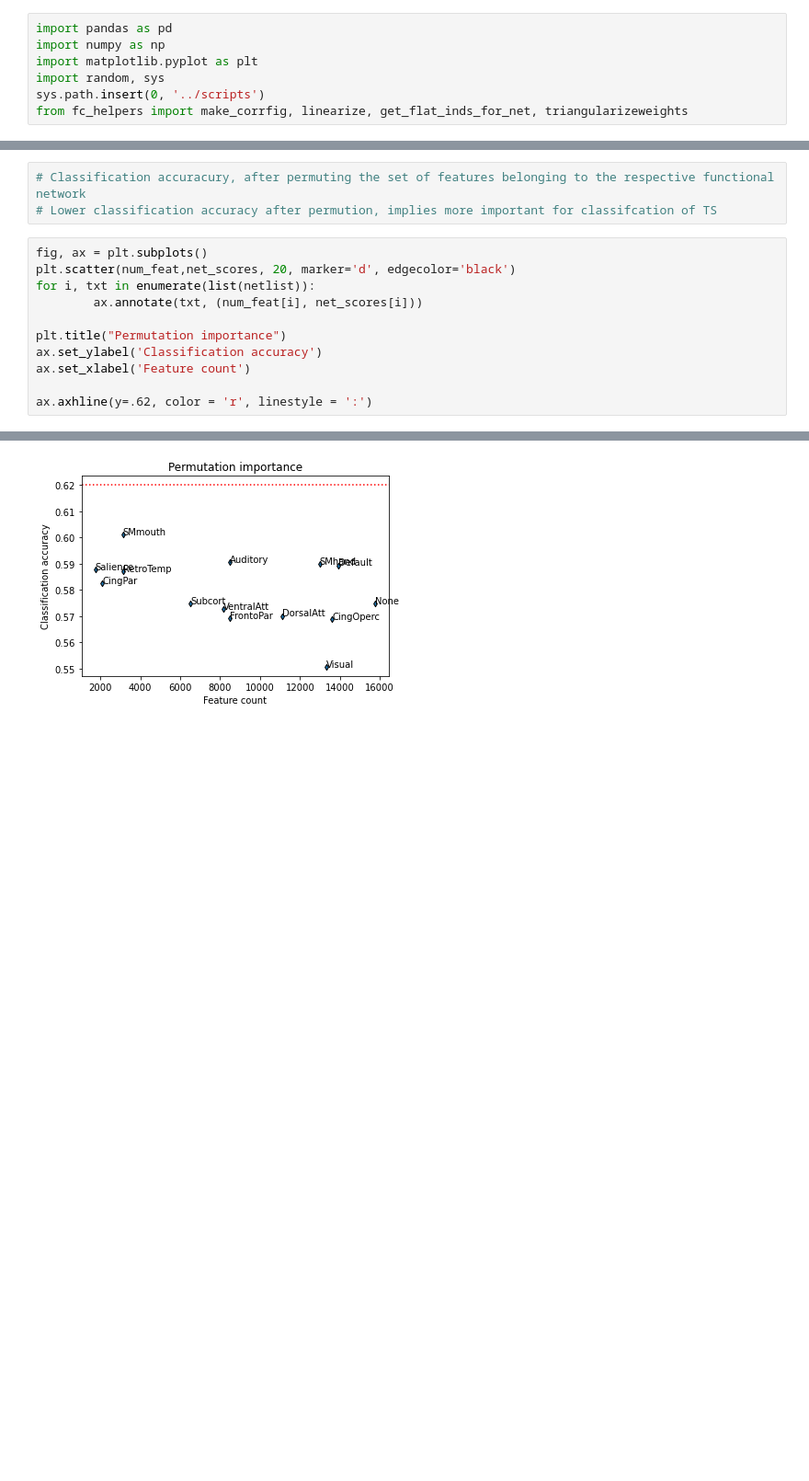
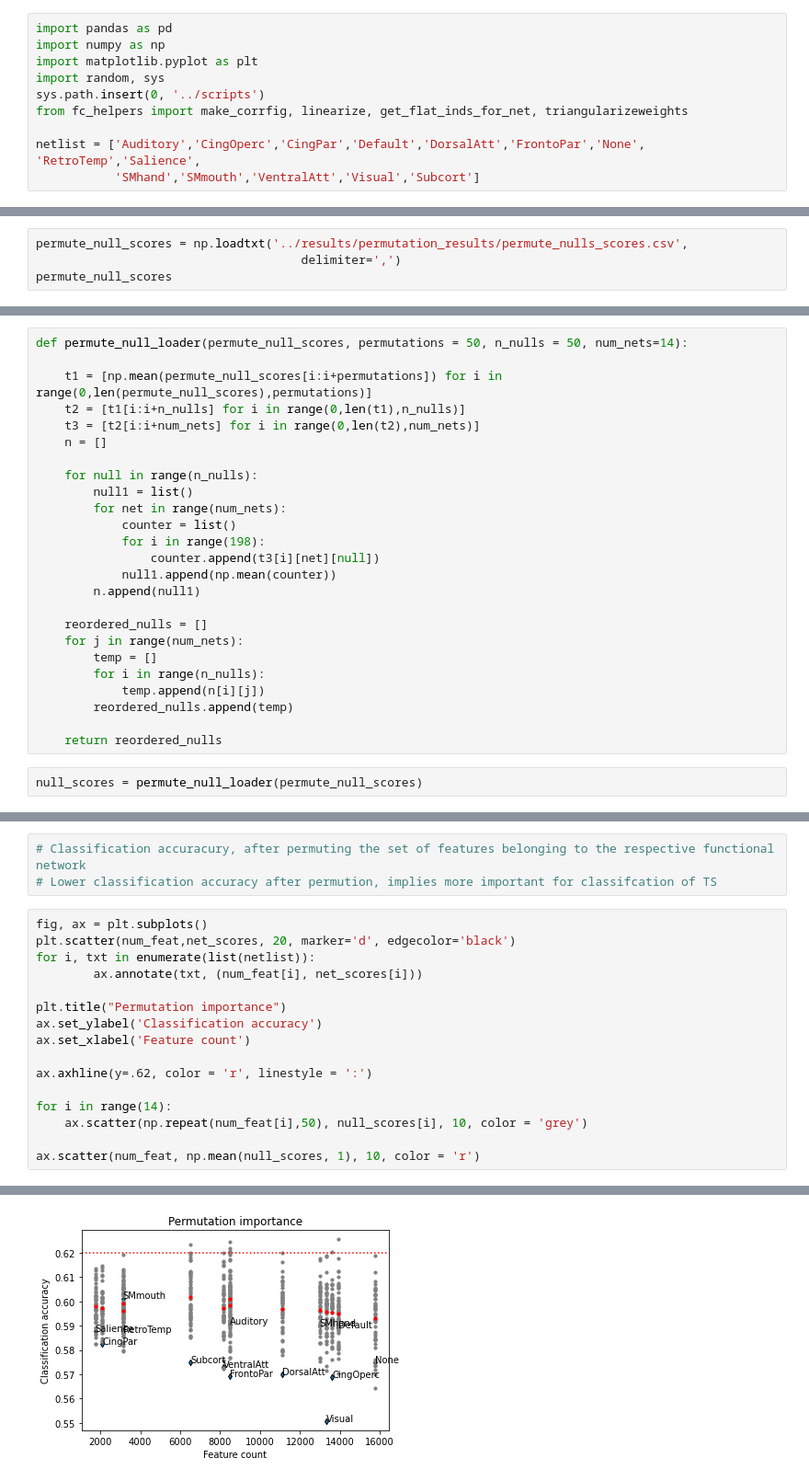
Before and after one commit to MattFeig/pfifc, a Jupyter notebook: notebooks/random_forests_permutation_analysis.ipynb, the cells around one changed output, grey strips where cells are left out. Shown: that part at 92% size. Cells and saved outputs as stored; diff of their text form; blank space fills up the shorter version.

Commit message:
null distribution

```diff
--- a/notebooks/random_forests_permutation_analysis.ipynb
+++ b/notebooks/random_forests_permutation_analysis.ipynb
@@ -5,6 +5,9 @@ import matplotlib.pyplot as plt
 import random, sys
 sys.path.insert(0, '../scripts')
 from fc_helpers import make_corrfig, linearize, get_flat_inds_for_net, triangularizeweights
+
+netlist = ['Auditory','CingOperc','CingPar','Default','DorsalAtt','FrontoPar','None', 'RetroTemp','Salience',
+           'SMhand','SMmouth','VentralAtt','Visual','Subcort']
 # %% [markdown]
 ### Random Forests Prototype Results
 # %%
@@ -13,3 +16,7 @@ permute_network_scores = np.loadtxt('../results/permutation_results/permute_netw
 permute_network_scores
 # %% [output]
 array([0., 0., 0., ..., 0., 0., 0.])
+# %%
+permute_null_scores = np.loadtxt('../results/permutation_results/permute_nulls_scores.csv',
+                                     delimiter=',')
+permute_null_scores
@@ -29,6 +42,33 @@ def permute_score_loader(permute_network_scores,permutations = 50, num_nets = 14
     return scores
 # %%
 net_scores = permute_score_loader(permute_network_scores)
+# %%
+def permute_null_loader(permute_null_scores, permutations = 50, n_nulls = 50, num_nets=14):
+
+    t1 = [np.mean(permute_null_scores[i:i+permutations]) for i in range(0,len(permute_null_scores),permutations)]
+    t2 = [t1[i:i+n_nulls] for i in range(0,len(t1),n_nulls)]
+    t3 = [t2[i:i+num_nets] for i in range(0,len(t2),num_nets)]
+    n = []
+
+    for null in range(n_nulls):
+        null1 = list()
+        for net in range(num_nets):
+            counter = list()
+            for i in range(198):
+                counter.append(t3[i][net][null])
+            null1.append(np.mean(counter))
+        n.append(null1)
+
+    reordered_nulls = []
+    for j in range(num_nets):
+        temp = []
+        for i in range(n_nulls):
+            temp.append(n[i][j])
+        reordered_nulls.append(temp)
+
+    return reordered_nulls
+# %%
+null_scores = permute_null_loader(permute_null_scores)
 # %%
 num_feat = []
 
@@ -48,4 +88,9 @@ ax.set_ylabel('Classification accuracy')
 ax.set_xlabel('Feature count')
 
 ax.axhline(y=.62, color = 'r', linestyle = ':')
+
+for i in range(14):
+    ax.scatter(np.repeat(num_feat[i],50), null_scores[i], 10, color = 'grey')
+
+ax.scatter(num_feat, np.mean(null_scores, 1), 10, color = 'r')
 # %% [output]
@@ -53 +98 @@ ax.axhline(y=.62, color = 'r', linestyle = ':')
-[figure, old version]
+[figure, new version]
```
Also changed, not shown: parts of 3 cells of this notebook, 1 other file.
